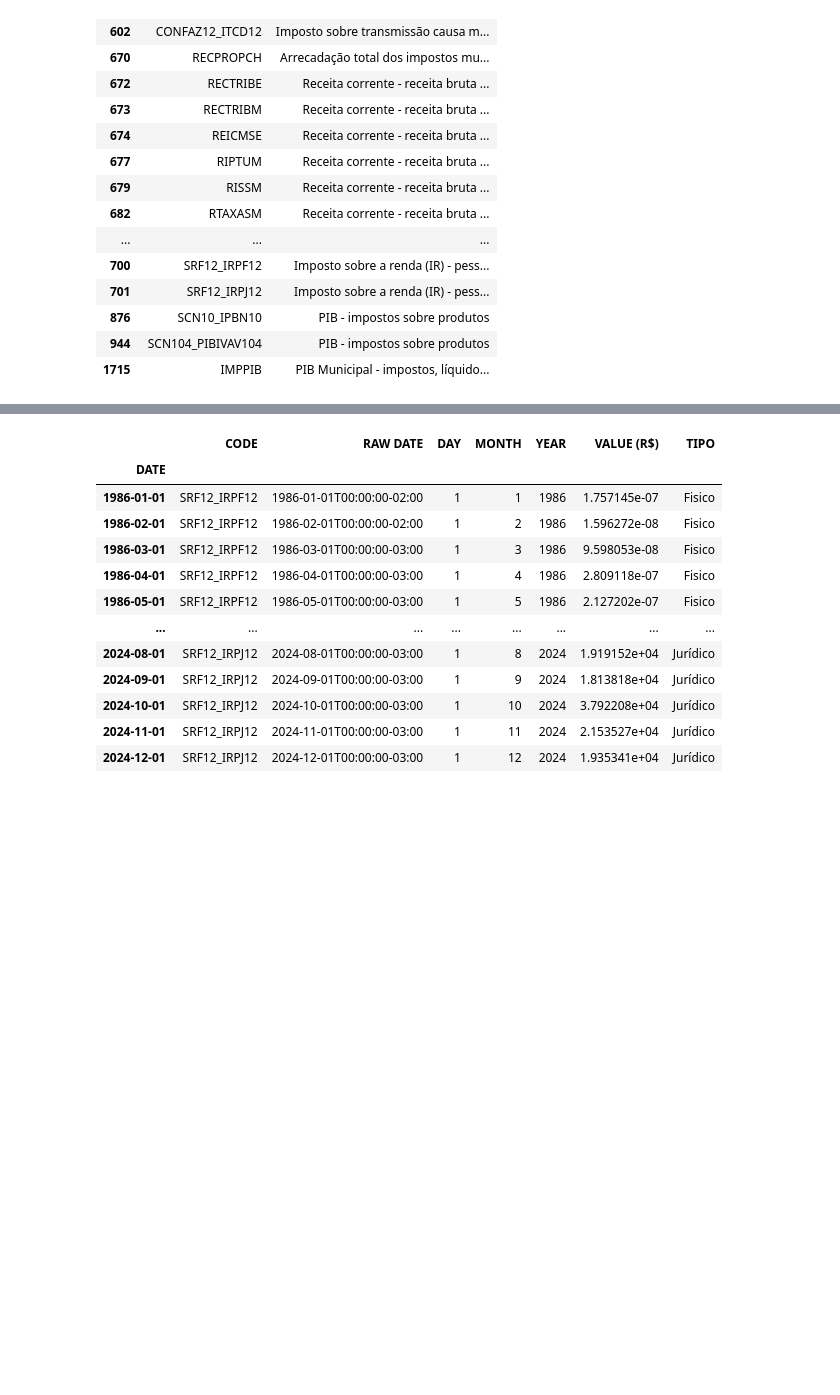
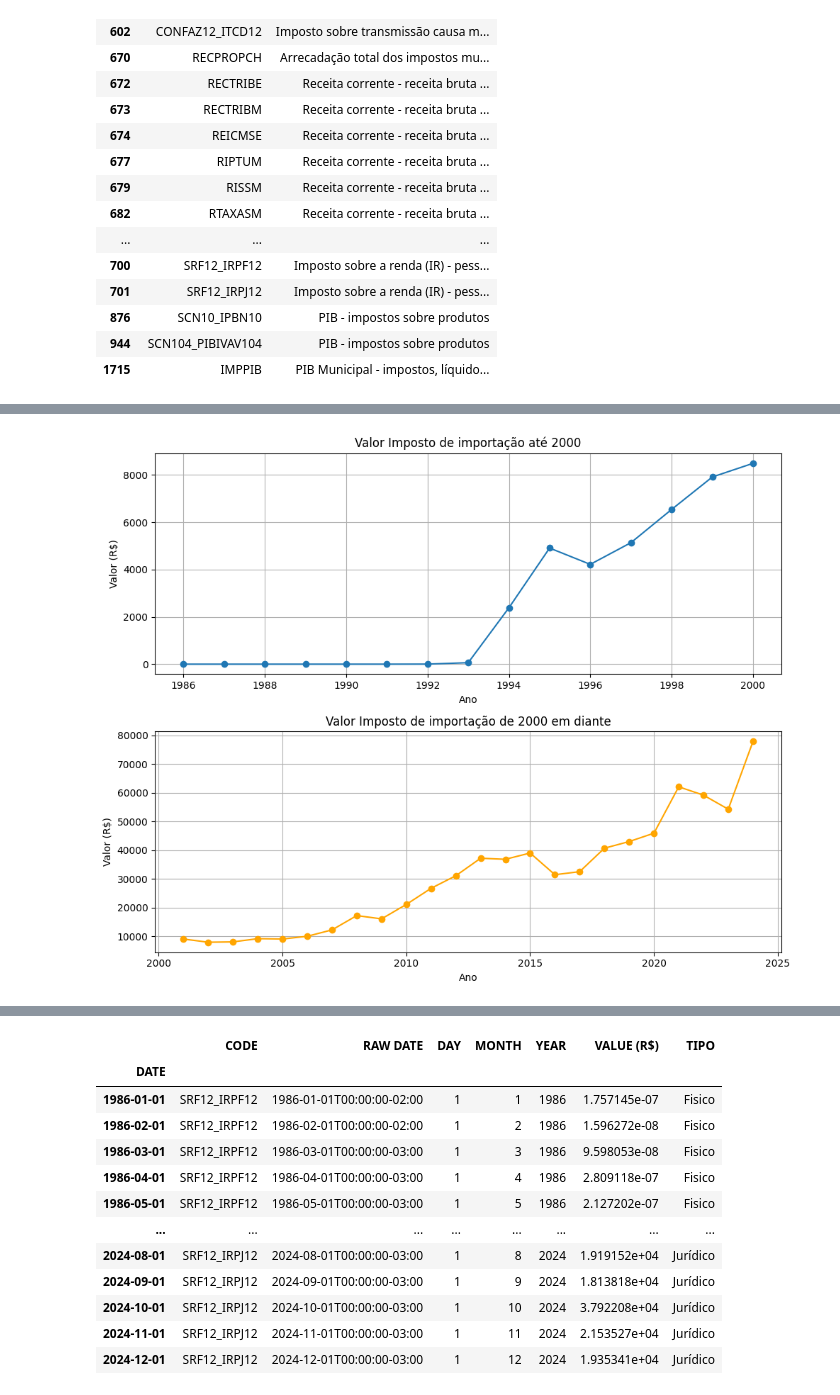
Before and after one commit to iagonmic/union-revenue-costs, a Jupyter notebook: dados_arrecadacao.ipynb, the cells around one changed output, grey strips where cells are left out. Saved outputs shown, nothing was run; the diff lists cells and outputs as text; code cells hidden in the pictures; blank space fills up the shorter version.

Commit message:
adicionando graficos de impostos que estavam faltando

```diff
--- a/dados_arrecadacao.ipynb
+++ b/dados_arrecadacao.ipynb
@@ -38,3 +38,9 @@ df[df['NAME'].str.contains('Imposto', case=False, na=False)]
 | 876 | SCN10_IPBN10 | PIB - impostos sobre produtos |
 | 944 | SCN104_PIBIVAV104 | PIB - impostos sobre produtos |
 | 1715 | IMPPIB | PIB Municipal - impostos, líquido... |
+# %%
+import pandas as pd
+
+imposto_importacao = ipea.timeseries('SRF12_II12').groupby('YEAR')['VALUE (R$)'].sum().reset_index(name='VALOR')
+
+imposto_importacao
@@ -40,0 +65,28 @@ df[df['NAME'].str.contains('Imposto', case=False, na=False)]
+# %%
+import matplotlib.pyplot as plt
+
+df_ate_2000 = imposto_importacao[imposto_importacao['YEAR'] <= 2000]
+df_depois_2000 = imposto_importacao[imposto_importacao['YEAR'] > 2000]
+
+# Criando os subplots (2 gráficos)
+fig, axes = plt.subplots(2, 1, figsize=(10, 8))
+
+# Primeiro gráfico: até 2000
+axes[0].plot(df_ate_2000['YEAR'], df_ate_2000['VALOR'], marker='o')
+axes[0].set_title('Valor Imposto de importação até 2000')
+axes[0].set_xlabel('Ano')
+axes[0].set_ylabel('Valor (R$)')
+axes[0].grid(True)
+
+# Segundo gráfico: de 2000 em diante
+axes[1].plot(df_depois_2000['YEAR'], df_depois_2000['VALOR'], marker='o', color='orange')
+axes[1].set_title('Valor Imposto de importação de 2000 em diante')
+axes[1].set_xlabel('Ano')
+axes[1].set_ylabel('Valor (R$)')
+axes[1].grid(True)
+
+plt.tight_layout()
+plt.show()
+plt.show()
+# %% [output]
+[figure, added]
```
Also changed, not shown: parts of 7 cells of this notebook.
